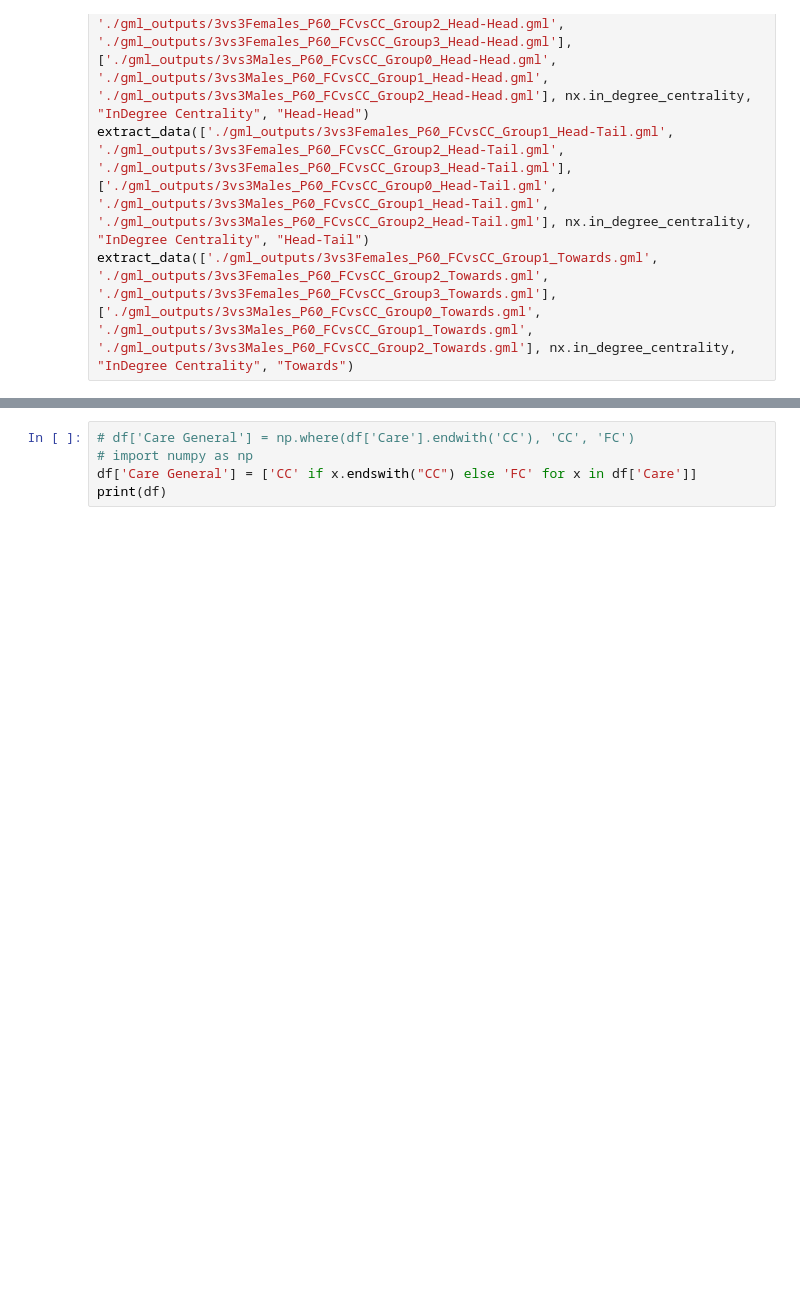
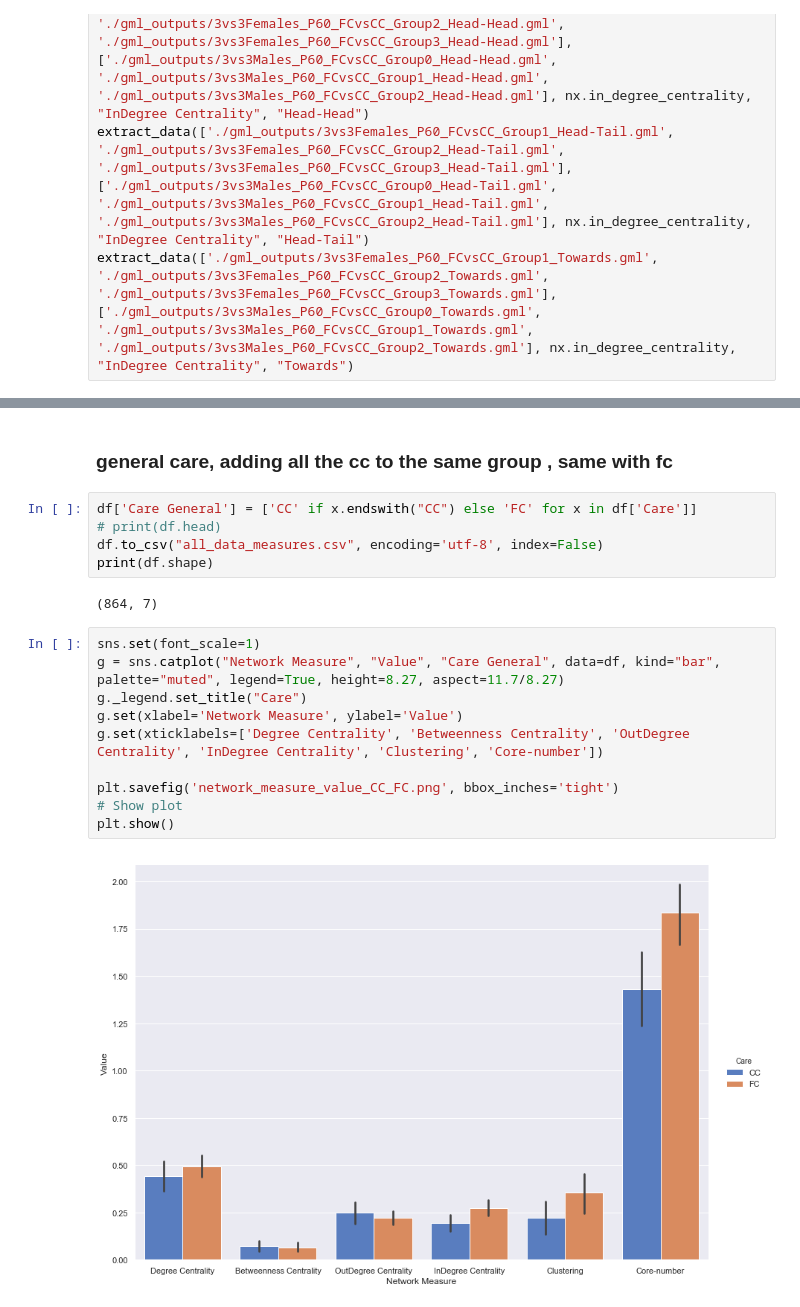
Before and after one commit to saraelshawa/Social-Networks, a Jupyter notebook: Data Collection.ipynb, the cells around one changed output, grey strips where cells are left out. Cells and saved outputs as stored; diff of their text form; blank space fills up the shorter version.

```diff
--- a/Data Collection.ipynb
+++ b/Data Collection.ipynb
@@ -64,5 +91,21 @@ extract_data(['./gml_outputs/3vs3Females_P60_FCvsCC_Group1_Towards.gml', './gml_
+# %% [markdown]
+### general care, adding all the cc to the same group , same with fc
 # %%
-# df['Care General'] = np.where(df['Care'].endwith('CC'), 'CC', 'FC')
-# import numpy as np
 df['Care General'] = ['CC' if x.endswith("CC") else 'FC' for x in df['Care']]
-print(df)
+# print(df.head)
+df.to_csv("all_data_measures.csv", encoding='utf-8', index=False)
+print(df.shape)
+# %% [output]
+(864, 7)
+# %%
+sns.set(font_scale=1)
+g = sns.catplot("Network Measure", "Value", "Care General", data=df, kind="bar", palette="muted", legend=True, height=8.27, aspect=11.7/8.27)
+g._legend.set_title("Care")
+g.set(xlabel='Network Measure', ylabel='Value')
+g.set(xticklabels=['Degree Centrality', 'Betweenness Centrality', 'OutDegree Centrality', 'InDegree Centrality', 'Clustering', 'Core-number'])
+
+plt.savefig('network_measure_value_CC_FC.png', bbox_inches='tight')
+# Show plot
+plt.show()
+# %% [output]
+[figure, added]
```
Also changed, not shown: parts of 21 cells of this notebook.
